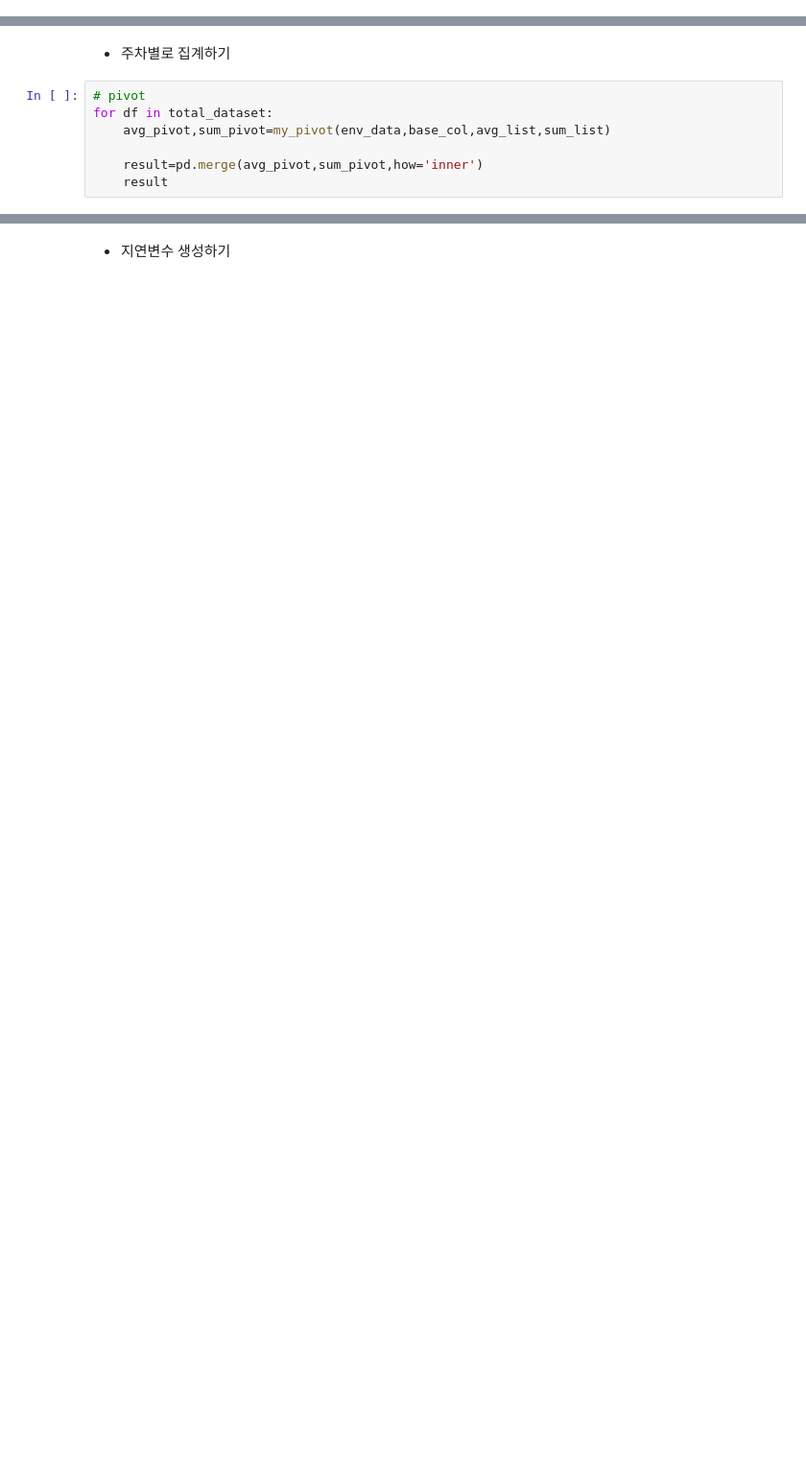
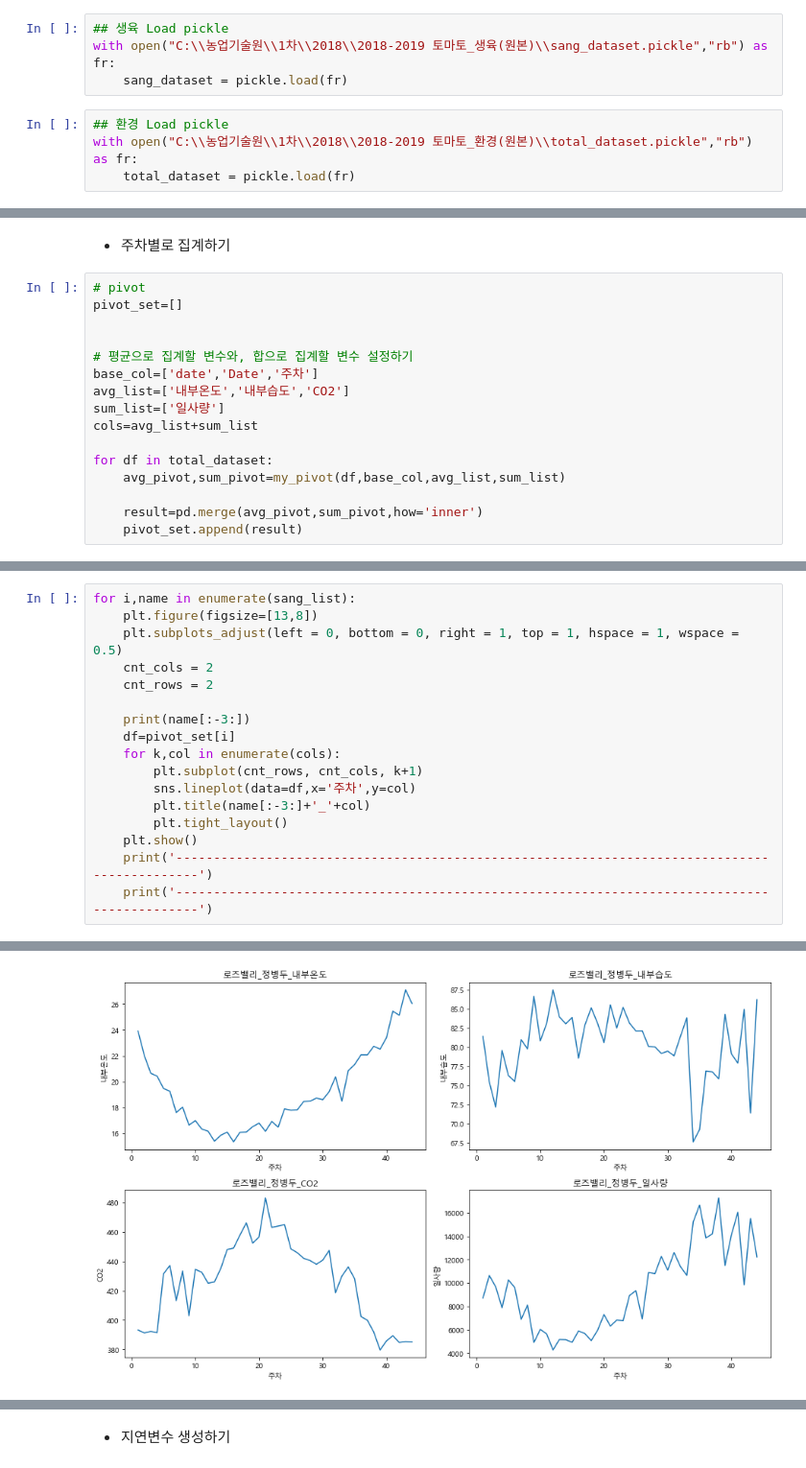
Before and after one commit to meucham11/nong_intern, a Jupyter notebook: 03_지연변수와 회귀.ipynb, the cells around one changed output, grey strips where cells are left out. Shown at 96% size. Cells and saved outputs as stored; diff of their text form; blank space fills up the shorter version.

```diff
--- a/03_지연변수와 회귀.ipynb
+++ b/03_지연변수와 회귀.ipynb
@@ -290,3 +312,11 @@ with open("C:\\농업기술원\\1차\\2018\\2018-2019 토마토_환경(원본)\d
+# %%
+## 생육 Load pickle
+with open("C:\\농업기술원\\1차\\2018\\2018-2019 토마토_생육(원본)\\sang_dataset.pickle","rb") as fr:
+    sang_dataset = pickle.load(fr)
+# %%
+## 환경 Load pickle
+with open("C:\\농업기술원\\1차\\2018\\2018-2019 토마토_환경(원본)\\total_dataset.pickle","rb") as fr:
+    total_dataset = pickle.load(fr)
 # %% [markdown]
 - 이상치를 어떻게 할 것인가.
 1.일사량에 대한 이상치는 살펴본결과 중간에 측정이 끊겨서 그 사이동안 누적된 수치가 계산이 되어 발생하였다. </br>
@@ -301,8 +329,17 @@ total_dataset
 - 주차별로 집계하기
 # %%
 # pivot
+pivot_set=[]
+
+
+# 평균으로 집계할 변수와, 합으로 집계할 변수 설정하기
+base_col=['date','Date','주차']
+avg_list=['내부온도','내부습도','CO2']
+sum_list=['일사량']
+cols=avg_list+sum_list
+
 for df in total_dataset:
-    avg_pivot,sum_pivot=my_pivot(env_data,base_col,avg_list,sum_list)
+    avg_pivot,sum_pivot=my_pivot(df,base_col,avg_list,sum_list)
 
     result=pd.merge(avg_pivot,sum_pivot,how='inner')
-    result
+    pivot_set.append(result)
@@ -308,0 +357,18 @@ for df in total_dataset:
+# %%
+for i,name in enumerate(sang_list):
+    plt.figure(figsize=[13,8])
+    plt.subplots_adjust(left = 0, bottom = 0, right = 1, top = 1, hspace = 1, wspace = 0.5)
+    cnt_cols = 2
+    cnt_rows = 2
+
+    print(name[:-3:])
+    df=pivot_set[i]
+    for k,col in enumerate(cols):
+        plt.subplot(cnt_rows, cnt_cols, k+1)
+        sns.lineplot(data=df,x='주차',y=col)
+        plt.title(name[:-3:]+'_'+col)
+        plt.tight_layout()
+    plt.show()
+    print('---------------------------------------------------------------------------------------------')
+    print('---------------------------------------------------------------------------------------------')
+# %% [output]
@@ -308,0 +376 @@ for df in total_dataset:
+[figure, added]
```
Also changed, not shown: parts of 17 cells of this notebook.
